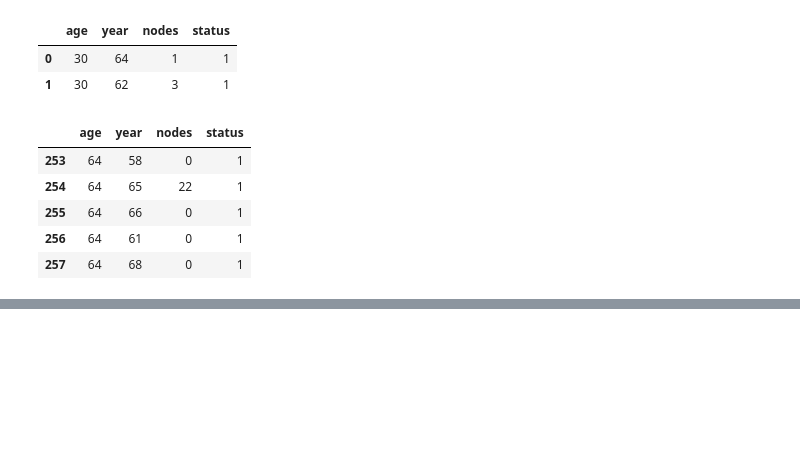
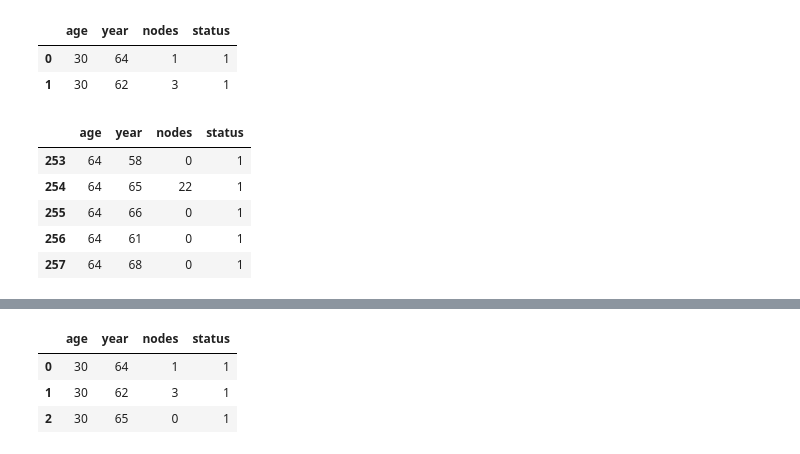
Before and after one commit to Wasima230Sultana/Haberman-analysis, a Jupyter notebook: habermanData.ipynb, the cells around one changed output, grey strips where cells are left out. Cells and saved outputs as stored; diff of their text form; code cells hidden in the pictures; blank space fills up the shorter version.

```diff
--- a/habermanData.ipynb
+++ b/habermanData.ipynb
@@ -138,0 +221,7 @@ age_df.head()
+# %%
+df[df['age'] == 30]
+# %% [output]
+|  | age | year | nodes | status |
+| 0 | 30 | 64 | 1 | 1 |
+| 1 | 30 | 62 | 3 | 1 |
+| 2 | 30 | 65 | 0 | 1 |
```
Also changed, not shown: parts of 6 cells of this notebook.
